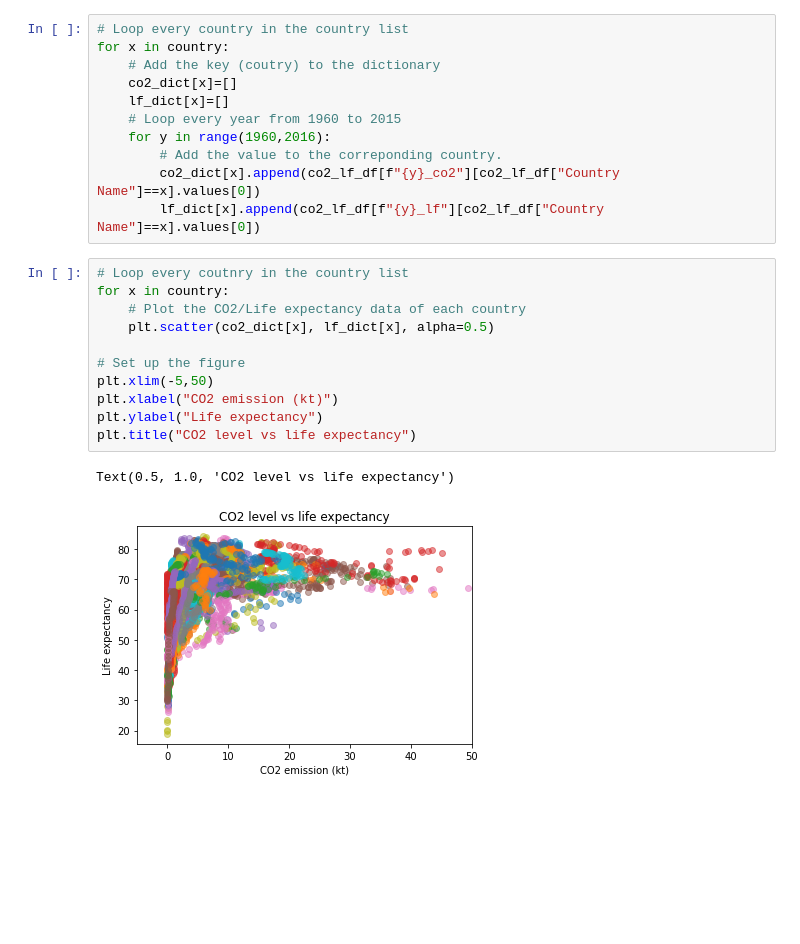
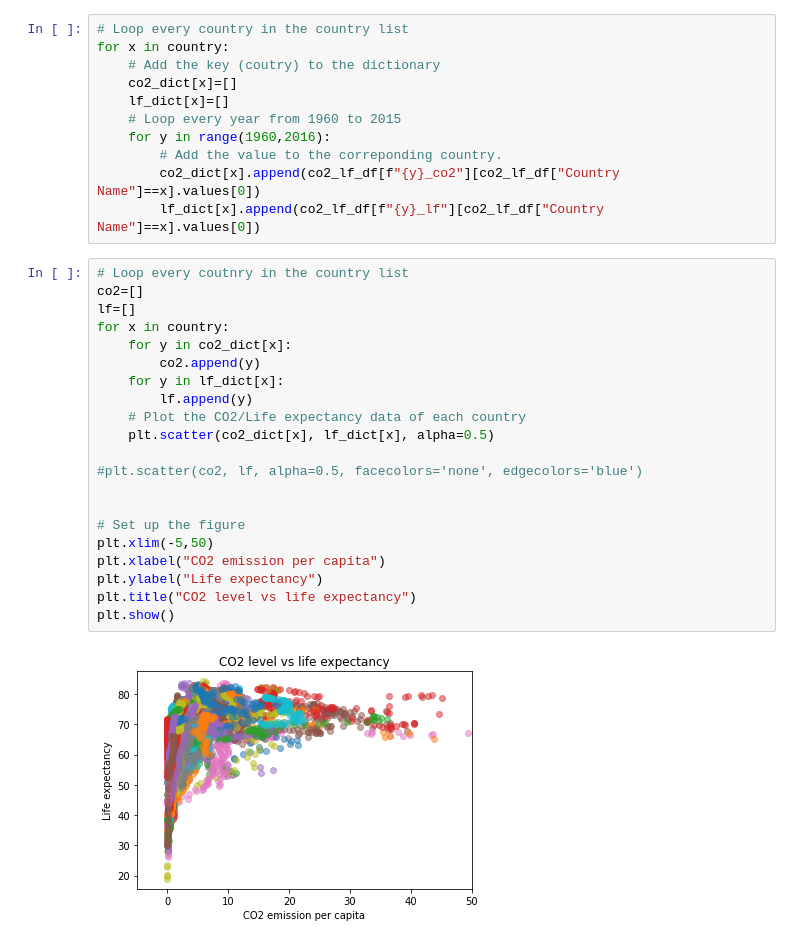
Before and after one commit to Heesu-H/project_1, a Jupyter notebook: CO2_vs_LifeExpectancy_Zheng_Qi.ipynb, the cells around one changed output. Cells and saved outputs as stored; diff of their text form; blank space fills up the shorter version.

```diff
--- a/CO2_vs_LifeExpectancy_Zheng_Qi.ipynb
+++ b/CO2_vs_LifeExpectancy_Zheng_Qi.ipynb
@@ -110,15 +88,24 @@ for x in country:
         lf_dict[x].append(co2_lf_df[f"{y}_lf"][co2_lf_df["Country Name"]==x].values[0])
 # %%
 # Loop every coutnry in the country list
+co2=[]
+lf=[]
 for x in country:
+    for y in co2_dict[x]:
+        co2.append(y)
+    for y in lf_dict[x]:
+        lf.append(y)
     # Plot the CO2/Life expectancy data of each country
     plt.scatter(co2_dict[x], lf_dict[x], alpha=0.5)
 
+#plt.scatter(co2, lf, alpha=0.5, facecolors='none', edgecolors='blue')
+
+
 # Set up the figure
 plt.xlim(-5,50)
-plt.xlabel("CO2 emission (kt)")
+plt.xlabel("CO2 emission per capita")
 plt.ylabel("Life expectancy")
 plt.title("CO2 level vs life expectancy")
+plt.show()
 # %% [output]
-Text(0.5, 1.0, 'CO2 level vs life expectancy')
-[figure, old version]
+[figure, new version]
```
Also changed, not shown: parts of 8 cells of this notebook.
